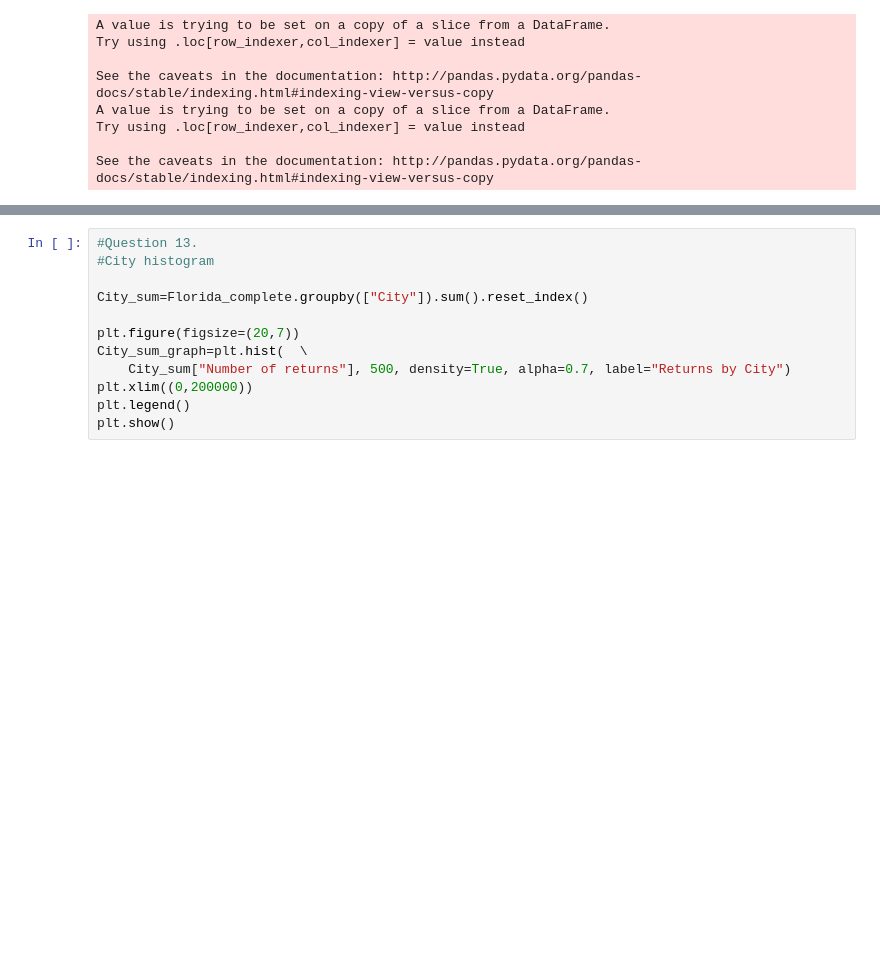
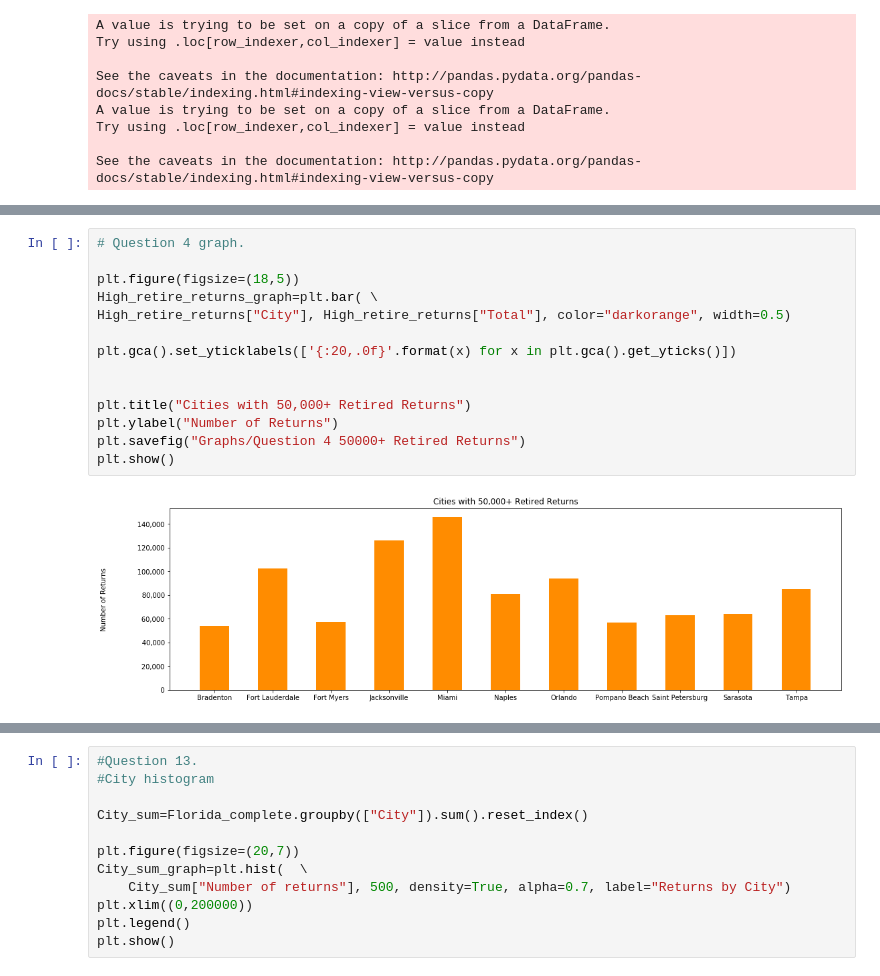
Before and after one commit to Sbrown146/Project1, a Jupyter notebook: Project Data Final Code Template.ipynb, the cells around one changed output, grey strips where cells are left out. Saved outputs shown, nothing was run; the diff lists cells and outputs as text; blank space fills up the shorter version.

```diff
--- a/Project Data Final Code Template.ipynb
+++ b/Project Data Final Code Template.ipynb
@@ -1103,0 +564,16 @@ plt.show()
+# %%
+# Question 4 graph.
+
+plt.figure(figsize=(18,5))
+High_retire_returns_graph=plt.bar( \
+High_retire_returns["City"], High_retire_returns["Total"], color="darkorange", width=0.5)
+
+plt.gca().set_yticklabels(['{:20,.0f}'.format(x) for x in plt.gca().get_yticks()])
+
+
+plt.title("Cities with 50,000+ Retired Returns")
+plt.ylabel("Number of Returns")
+plt.savefig("Graphs/Question 4 50000+ Retired Returns")
+plt.show()
+# %% [output]
+[figure, added]
```
Also changed, not shown: parts of 62 cells of this notebook, 22 other files.
